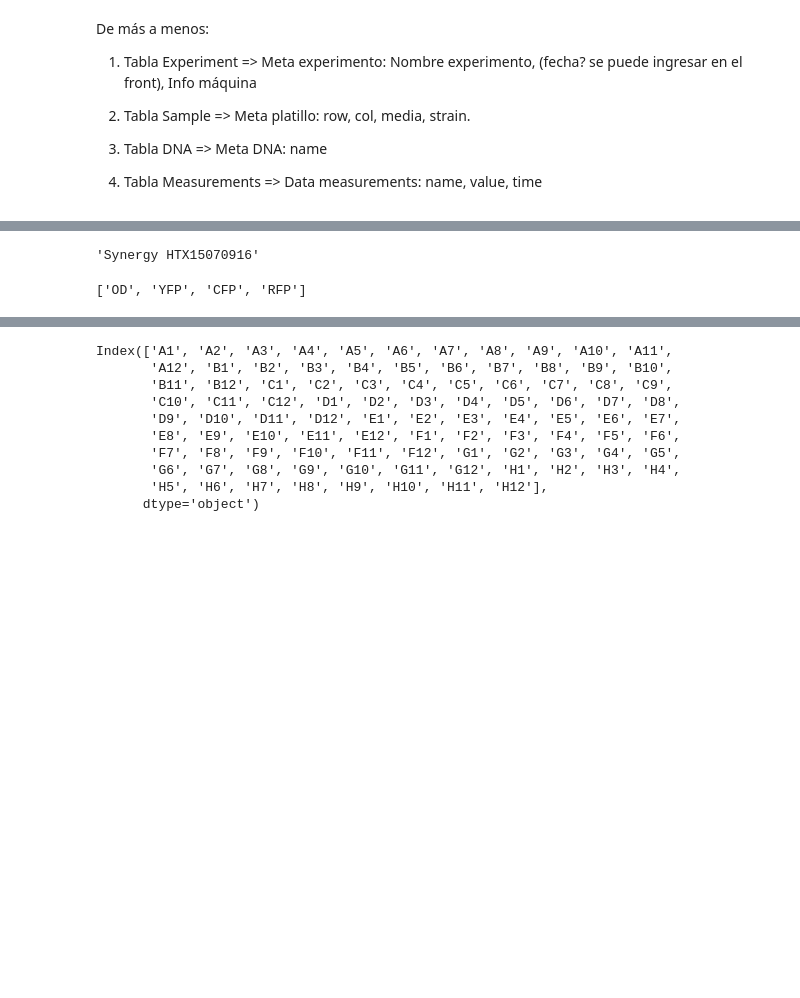
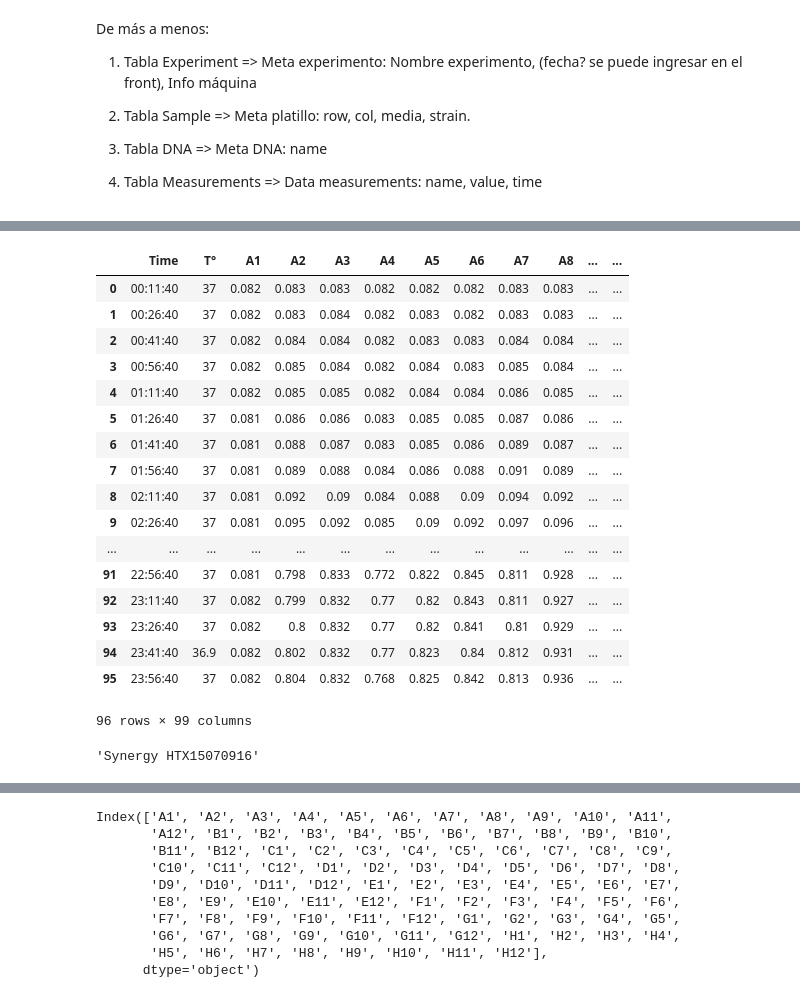
Before and after one commit to gyanezfeliu/FlapWeb, a Jupyter notebook: Notebooks/loadSynergy_test.ipynb, the cells around one changed output, grey strips where cells are left out. Drawn from its saved outputs; the diff is of its cells as text; code cells hidden in the pictures; blank space fills up the shorter version.

```diff
--- a/Notebooks/loadSynergy_test.ipynb
+++ b/Notebooks/loadSynergy_test.ipynb
@@ -152,3 +135,24 @@ df_OD = df_OD.drop([96])
+# %%
+df_OD
+# %% [output]
+|  | Time | T° | A1 | A2 | A3 | A4 | A5 | A6 | A7 | A8 | ... | ... |
+| 0 | 00:11:40 | 37 | 0.082 | 0.083 | 0.083 | 0.082 | 0.082 | 0.082 | 0.083 | 0.083 | ... | ... |
+| 1 | 00:26:40 | 37 | 0.082 | 0.083 | 0.084 | 0.082 | 0.083 | 0.082 | 0.083 | 0.083 | ... | ... |
+| 2 | 00:41:40 | 37 | 0.082 | 0.084 | 0.084 | 0.082 | 0.083 | 0.083 | 0.084 | 0.084 | ... | ... |
+| 3 | 00:56:40 | 37 | 0.082 | 0.085 | 0.084 | 0.082 | 0.084 | 0.083 | 0.085 | 0.084 | ... | ... |
+| 4 | 01:11:40 | 37 | 0.082 | 0.085 | 0.085 | 0.082 | 0.084 | 0.084 | 0.086 | 0.085 | ... | ... |
+| 5 | 01:26:40 | 37 | 0.081 | 0.086 | 0.086 | 0.083 | 0.085 | 0.085 | 0.087 | 0.086 | ... | ... |
+| 6 | 01:41:40 | 37 | 0.081 | 0.088 | 0.087 | 0.083 | 0.085 | 0.086 | 0.089 | 0.087 | ... | ... |
+| 7 | 01:56:40 | 37 | 0.081 | 0.089 | 0.088 | 0.084 | 0.086 | 0.088 | 0.091 | 0.089 | ... | ... |
+| 8 | 02:11:40 | 37 | 0.081 | 0.092 | 0.09 | 0.084 | 0.088 | 0.09 | 0.094 | 0.092 | ... | ... |
+| 9 | 02:26:40 | 37 | 0.081 | 0.095 | 0.092 | 0.085 | 0.09 | 0.092 | 0.097 | 0.096 | ... | ... |
+| ... | ... | ... | ... | ... | ... | ... | ... | ... | ... | ... | ... | ... |
+| 91 | 22:56:40 | 37 | 0.081 | 0.798 | 0.833 | 0.772 | 0.822 | 0.845 | 0.811 | 0.928 | ... | ... |
+| 92 | 23:11:40 | 37 | 0.082 | 0.799 | 0.832 | 0.77 | 0.82 | 0.843 | 0.811 | 0.927 | ... | ... |
+| 93 | 23:26:40 | 37 | 0.082 | 0.8 | 0.832 | 0.77 | 0.82 | 0.841 | 0.81 | 0.929 | ... | ... |
+| 94 | 23:41:40 | 36.9 | 0.082 | 0.802 | 0.832 | 0.77 | 0.823 | 0.84 | 0.812 | 0.931 | ... | ... |
+| 95 | 23:56:40 | 37 | 0.082 | 0.804 | 0.832 | 0.768 | 0.825 | 0.842 | 0.813 | 0.936 | ... | ... |
+96 rows × 99 columns
 # %%
 # 1) Experiment
 experiment_name
@@ -190,7 +194,3 @@ for col_name, col_serie in df_json.iteritems():
 
     # Crear objeto measurement
     # m.save()
-# %%
-list(name_map.values())
-# %% [output]
-['OD', 'YFP', 'CFP', 'RFP']
```
Also changed, not shown: parts of 5 cells of this notebook, 10 other files.
